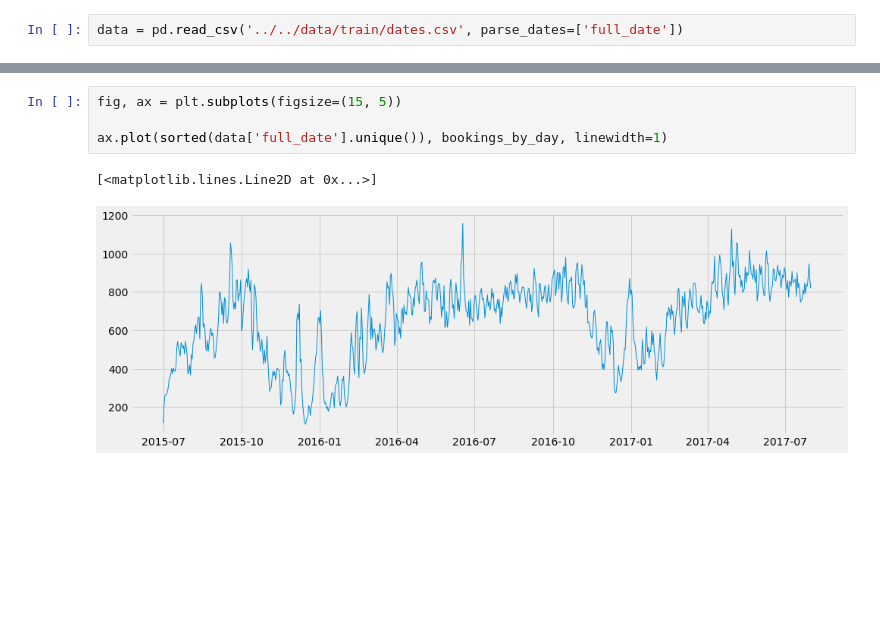
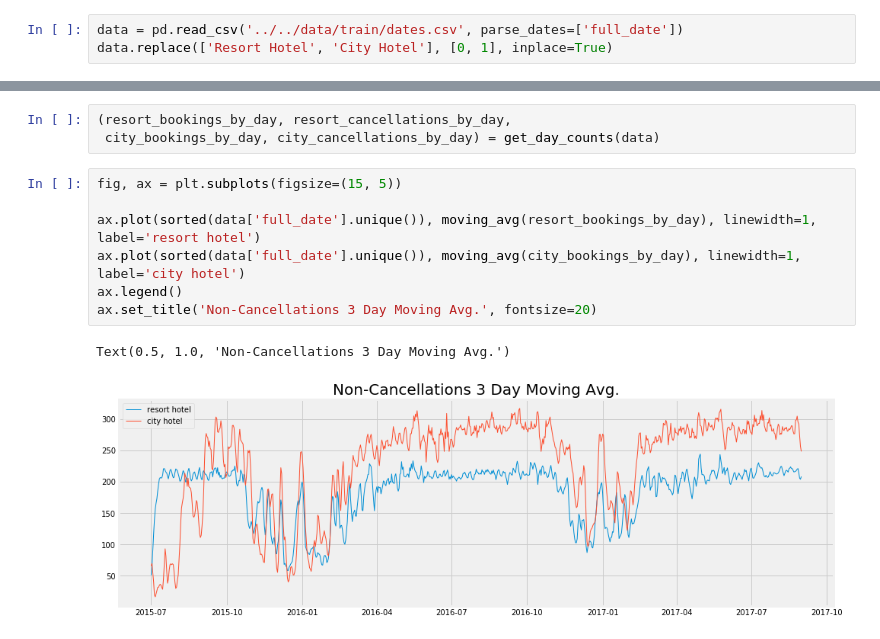
Before and after one commit to rcohngru/hotel-cancellations, a Jupyter notebook: src/notebooks/demand eda.ipynb, the cells around one changed output, grey strips where cells are left out. Drawn from its saved outputs; the diff is of its cells as text; blank space fills up the shorter version.

```diff
--- a/src/notebooks/demand eda.ipynb
+++ b/src/notebooks/demand eda.ipynb
@@ -7,3 +11,4 @@ plt.style.use('fivethirtyeight')
 plt.rcParams.update({'font.size': 14})
 # %%
 data = pd.read_csv('../../data/train/dates.csv', parse_dates=['full_date'])
+data.replace(['Resort Hotel', 'City Hotel'], [0, 1], inplace=True)
@@ -30,7 +111,13 @@ for day, nights in zip(start_day, data['total_nights']):
+# %%
+(resort_bookings_by_day, resort_cancellations_by_day,
+ city_bookings_by_day, city_cancellations_by_day) = get_day_counts(data)
 # %%
 fig, ax = plt.subplots(figsize=(15, 5))
 
-ax.plot(sorted(data['full_date'].unique()), bookings_by_day, linewidth=1)
+ax.plot(sorted(data['full_date'].unique()), moving_avg(resort_bookings_by_day), linewidth=1, label='resort hotel')
+ax.plot(sorted(data['full_date'].unique()), moving_avg(city_bookings_by_day), linewidth=1, label='city hotel')
+ax.legend()
+ax.set_title('Non-Cancellations 3 Day Moving Avg.', fontsize=20)
 # %% [output]
-[<matplotlib.lines.Line2D at 0x...>]
+Text(0.5, 1.0, 'Non-Cancellations 3 Day Moving Avg.')
-[figure, old version]
+[figure, new version]
```
Also changed, not shown: parts of 35 cells of this notebook, 12 other files.
